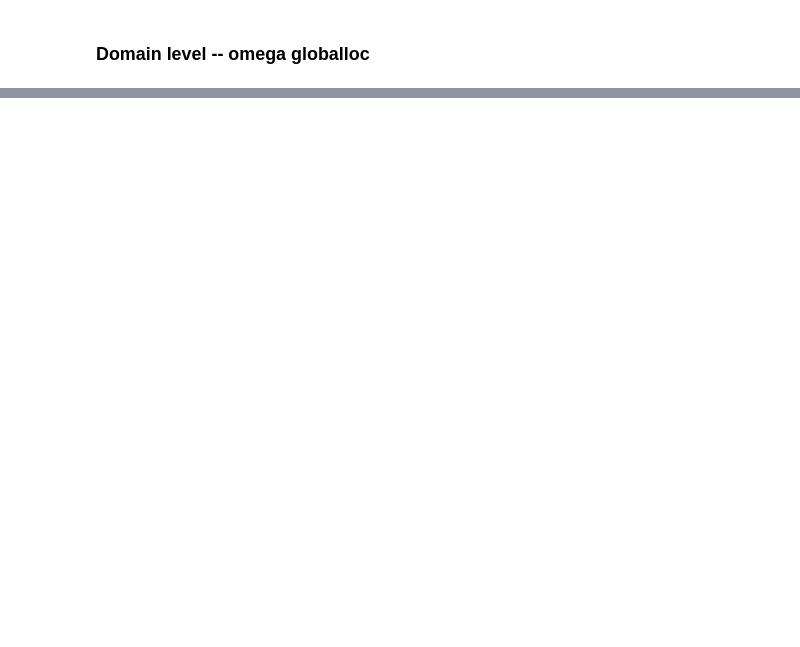
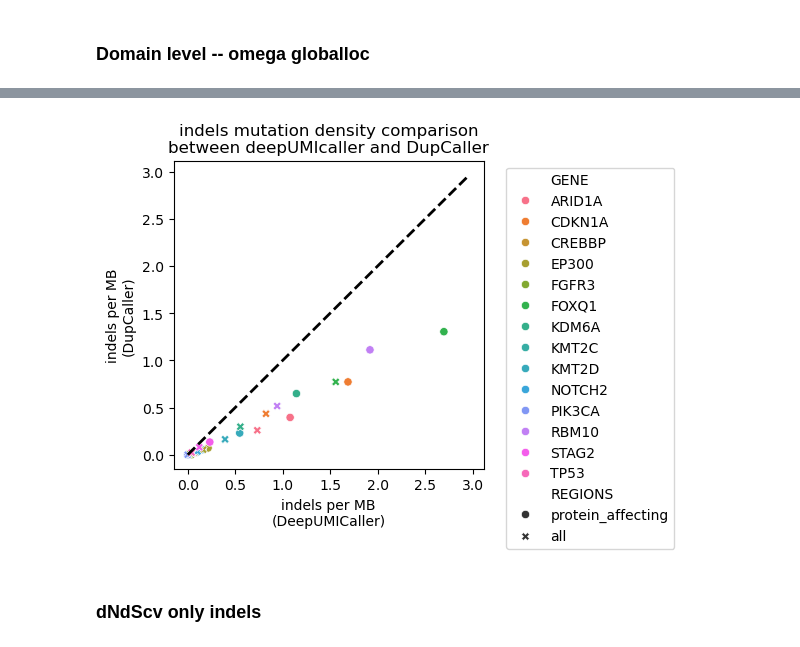
Before and after one commit to bbglab/DeepClone_protocol, a Jupyter notebook: supplementary/extended3/scripts/comparedNdS_updated.ipynb, the cells around one changed output, grey strips where cells are left out. Drawn from its saved outputs; the diff is of its cells as text; code cells hidden in the pictures; blank space fills up the shorter version.

```diff
--- a/supplementary/extended3/scripts/comparedNdS_updated.ipynb
+++ b/supplementary/extended3/scripts/comparedNdS_updated.ipynb
@@ -408,0 +387,3 @@ reduced_omegas.sort_values(by=["gene", "sample", "impact"])
+# %%
+mutation_densities = pd.read_table(f"{deepcsa_run_dir}/mutdensity/all_mutdensities.tsv")
+mutation_densities.head()
@@ -408,0 +420,12 @@ reduced_omegas.sort_values(by=["gene", "sample", "impact"])
+# %%
+reduced_mutdensities_deepumicaller = mutation_densities_of_interest[(mutation_densities_of_interest["SAMPLE_ID"] == 'CallerDeepumicaller')]
+reduced_mutdensities_dupcaller = mutation_densities_of_interest[(mutation_densities_of_interest["SAMPLE_ID"] == 'CallerDupcaller')]
+
+reduced_mutdensities = reduced_mutdensities_deepumicaller.merge(reduced_mutdensities_dupcaller,
+                                                    on = ["GENE", "REGIONS"],
+                                                    suffixes=('_deepumicaller', '_dupcaller'))
+# reduced_omegas = reduced_omegas[~(reduced_omegas["gene"].str.contains("--exon"))]
+# reduced_omegas = reduced_omegas[~(reduced_omegas["GENE"].str.contains("--"))]
+
+reduced_mutdensities[['SAMPLE_ID_deepumicaller', 'GENE', 'REGIONS', 'MUTTYPES_deepumicaller',
+                      'MUTDENSITY_MB_deepumicaller', 'MUTDENSITY_MB_dupcaller']]
@@ -408,0 +450,24 @@ reduced_omegas.sort_values(by=["gene", "sample", "impact"])
+# %%
+plt.figure(figsize=(4, 4))
+sns.scatterplot(data=reduced_mutdensities, x="MUTDENSITY_MB_deepumicaller", y="MUTDENSITY_MB_dupcaller",
+            hue = 'GENE',
+            style = "REGIONS",
+            # kind="box",
+            # height=4, aspect=1.5
+            )
+max_dnds = max(reduced_mutdensities["MUTDENSITY_MB_deepumicaller"].max(), reduced_mutdensities["MUTDENSITY_MB_dupcaller"].max()) * 1.1
+
+# add x = y line
+plt.plot([0, max_dnds], [0, max_dnds], 'k--', lw=2)
+# plt.xscale('log')
+# plt.yscale('log')
+plt.xlabel(f"{mutation_type} per MB\n(DeepUMICaller)")
+plt.ylabel(f"{mutation_type} per MB\n(DupCaller)")
+plt.legend(bbox_to_anchor=(1.05, 1), loc='upper left')
+plt.title(f"{mutation_type} mutation density comparison\nbetween deepUMIcaller and DupCaller")
+plt.savefig("../plots/indel_mutation_density.deepumicaller_vs_dupcaller.pdf", bbox_inches='tight', dpi=300)
+plt.show()
+# %% [output]
+[figure, added]
+# %% [markdown]
+### dNdScv only indels
```
Also changed, not shown: parts of 24 cells of this notebook, 10 other files.
